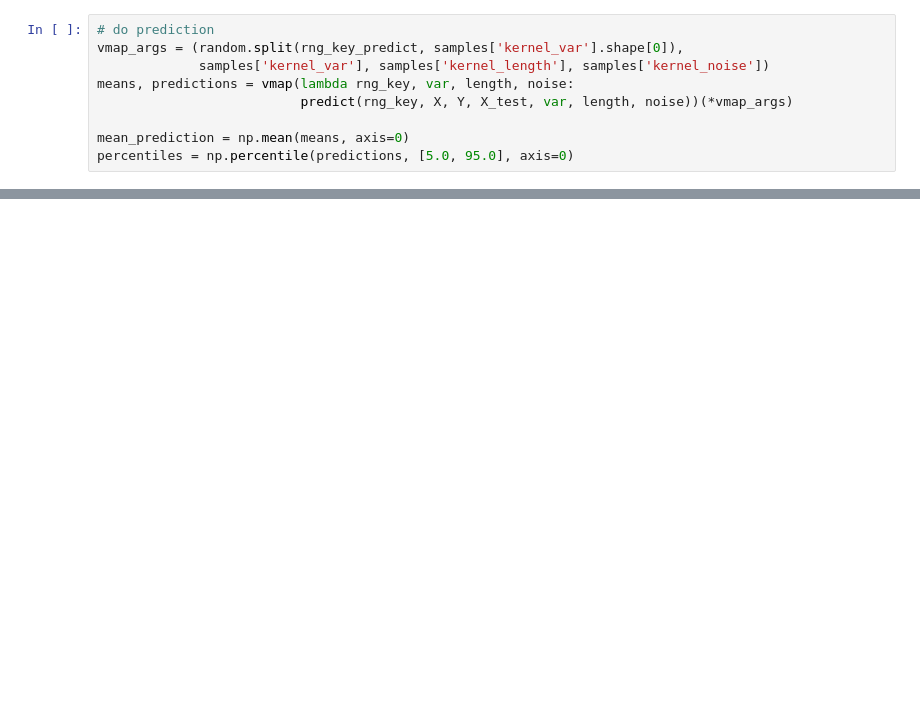
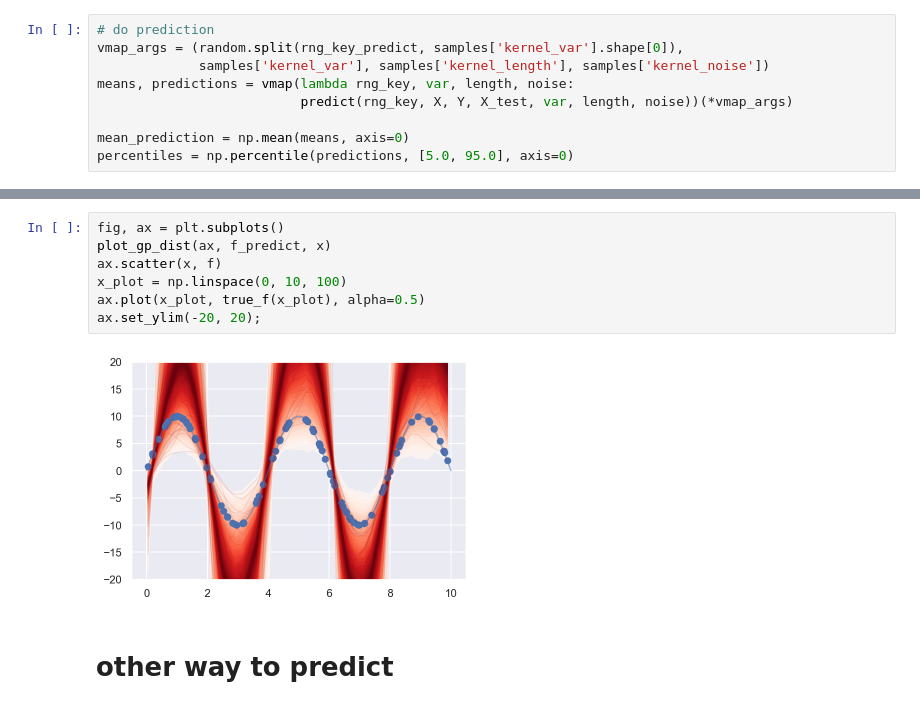
Before and after one commit to AurelienNioche/TransformedGP, a Jupyter notebook: numpyro-gp-demo.ipynb, the cells around one changed output, grey strips where cells are left out. Saved outputs shown, nothing was run; the diff lists cells and outputs as text; blank space fills up the shorter version.

```diff
--- a/numpyro-gp-demo.ipynb
+++ b/numpyro-gp-demo.ipynb
@@ -242,0 +272,11 @@ ax.set(xlabel="X", ylabel="Y", title="Mean predictions with 90% CI");
+# %%
+fig, ax = plt.subplots()
+plot_gp_dist(ax, f_predict, x)
+ax.scatter(x, f)
+x_plot = np.linspace(0, 10, 100)
+ax.plot(x_plot, true_f(x_plot), alpha=0.5)
+ax.set_ylim(-20, 20);
+# %% [output]
+[figure, added]
+# %% [markdown]
+# other way to predict
```
Also changed, not shown: parts of 33 cells of this notebook, 7 other files.
